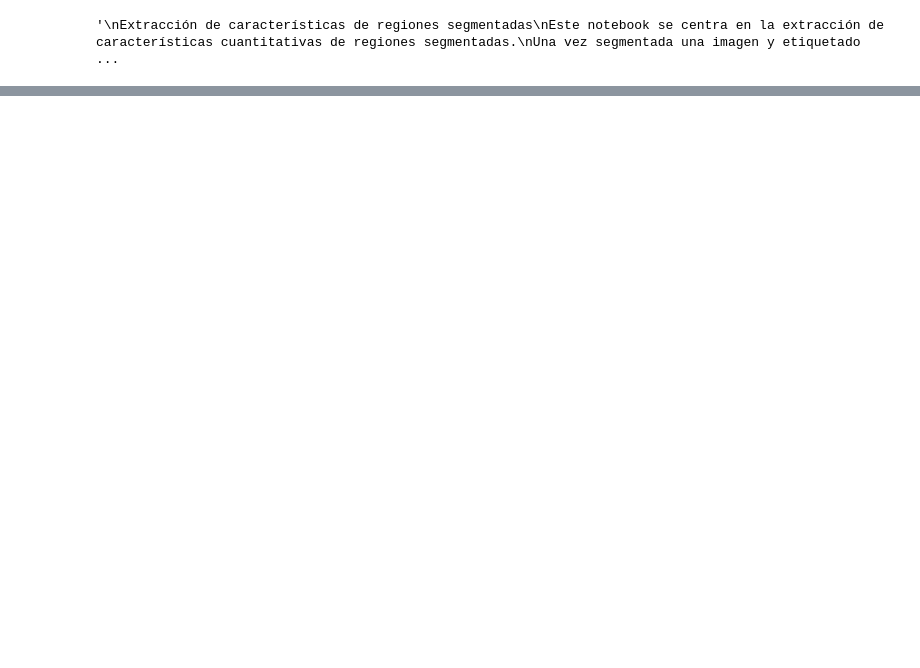
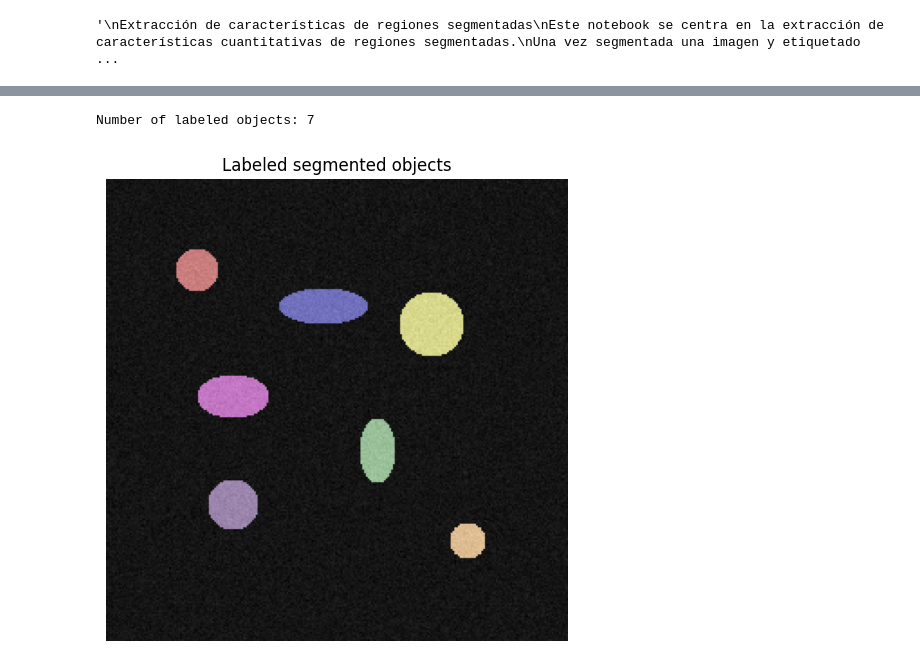
Before and after one commit to peterzm/ai-imaging-portfolio, a Jupyter notebook: 04_segmentation/notebooks/07_feature_extraction_from_segmented_regions.ipynb, the cells around one changed output, grey strips where cells are left out. Cells and saved outputs as stored; diff of their text form; code cells hidden in the pictures; blank space fills up the shorter version.

```diff
--- a/04_segmentation/notebooks/07_feature_extraction_from_segmented_regions.ipynb
+++ b/04_segmentation/notebooks/07_feature_extraction_from_segmented_regions.ipynb
@@ -22,0 +133,18 @@ La extracción de características de regiones segmentadas se utiliza ampliament
+# %%
+"""
+Etiquetado de regiones segmentadas
+A cada componente conectado se le asigna una etiqueta única para que los objetos puedan medirse individualmente.
+"""
+labels = measure.label(mask, connectivity=2)
+
+print(f"Number of labeled objects: {labels.max()}")
+
+show_image(
+    color.label2rgb(labels, image=image, bg_label=0),
+    "Labeled segmented objects",
+    cmap=None,
+    save_path="../figures/feature_extraction_SR/03_labeled_objects.png"
+)
+# %% [output]
+Number of labeled objects: 7
+[figure, added]
```
Also changed, not shown: parts of 8 cells of this notebook, 5 other files.
